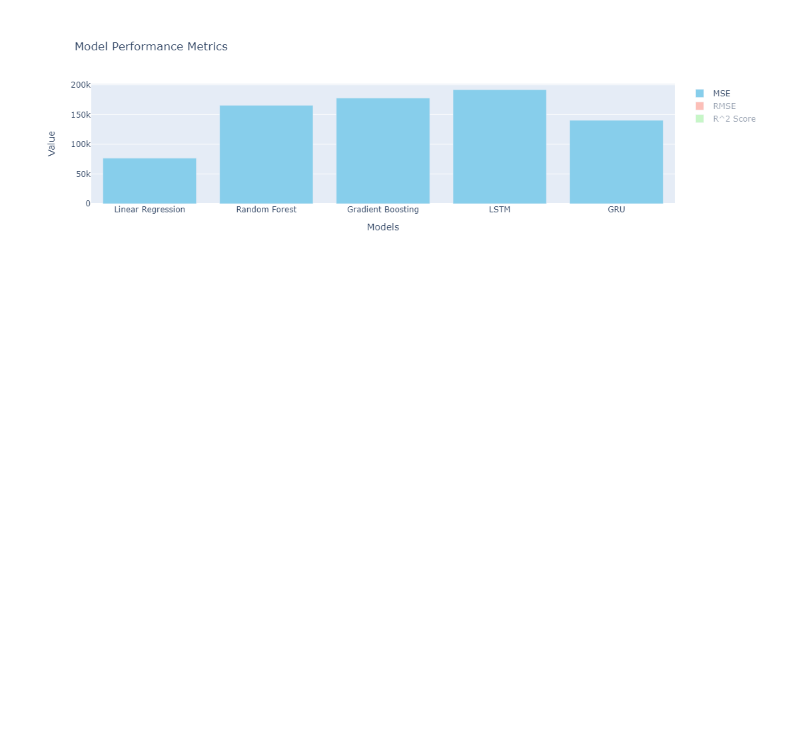
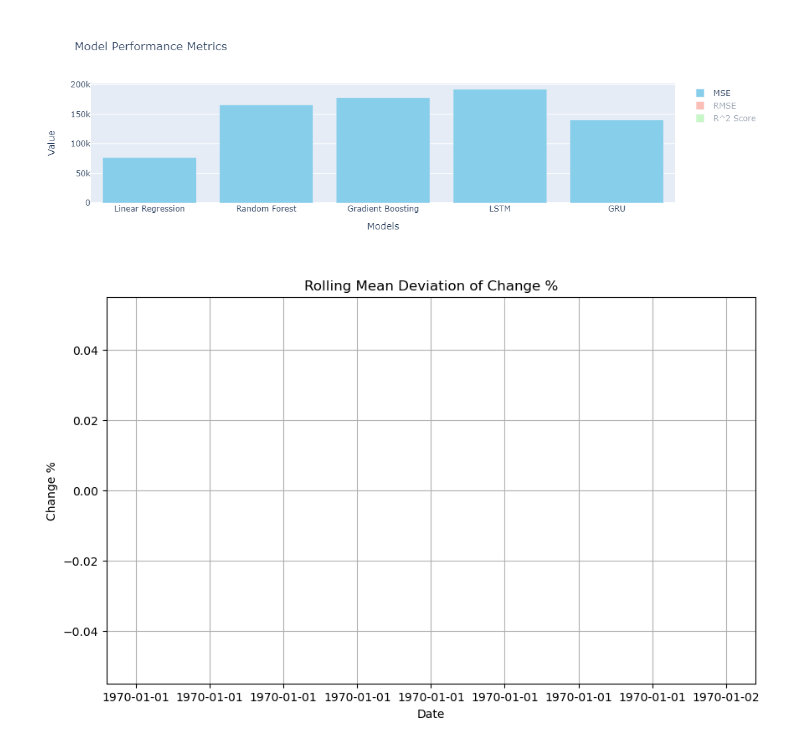
Before and after one commit to SuhasPalani/ML_Bitcoin_Prediction, a Jupyter notebook: notebooks/final_bitcoin_prediction-Copy1.ipynb, the cells around one changed output. Cells and saved outputs as stored; diff of their text form; code cells hidden in the pictures; blank space fills up the shorter version.

```diff
--- a/notebooks/final_bitcoin_prediction-Copy1.ipynb
+++ b/notebooks/final_bitcoin_prediction-Copy1.ipynb
@@ -1903,0 +1862,37 @@ plt.show()
+# %%
+import pandas as pd
+import matplotlib.pyplot as plt
+
+# Read the dataset
+df = pd.read_csv('../DATASET/Bitcoin History.csv')
+
+# Convert 'Date' column to datetime format
+df['Date'] = pd.to_datetime(df['Date'])
+
+# Sort the DataFrame by date
+df = df.sort_values(by='Date')
+
+# Convert 'Change %' column to numeric (if it contains non-numeric values)
+df['Change %'] = pd.to_numeric(df['Change %'], errors='coerce')
+
+# Drop rows with missing or NaN values in 'Change %' column
+df = df.dropna(subset=['Change %'])
+
+# Calculate rolling mean deviation of 'Change %'
+window_size = 10
+rolling_mean_deviation = df['Change %'].rolling(window=window_size).mean()
+
+# Plotting
+plt.figure(figsize=(10, 6))
+plt.plot(df['Date'], rolling_mean_deviation, color='red')
+plt.xlabel('Date')
+plt.ylabel('Change %')
+plt.title('Rolling Mean Deviation of Change %')
+
+# Set date format on x-axis
+plt.gca().xaxis.set_major_formatter(plt.matplotlib.dates.DateFormatter('%Y-%m-%d'))
+
+plt.grid(True)
+plt.show()
+# %% [output]
+[figure, added]
```
Also changed, not shown: parts of 13 cells of this notebook.
